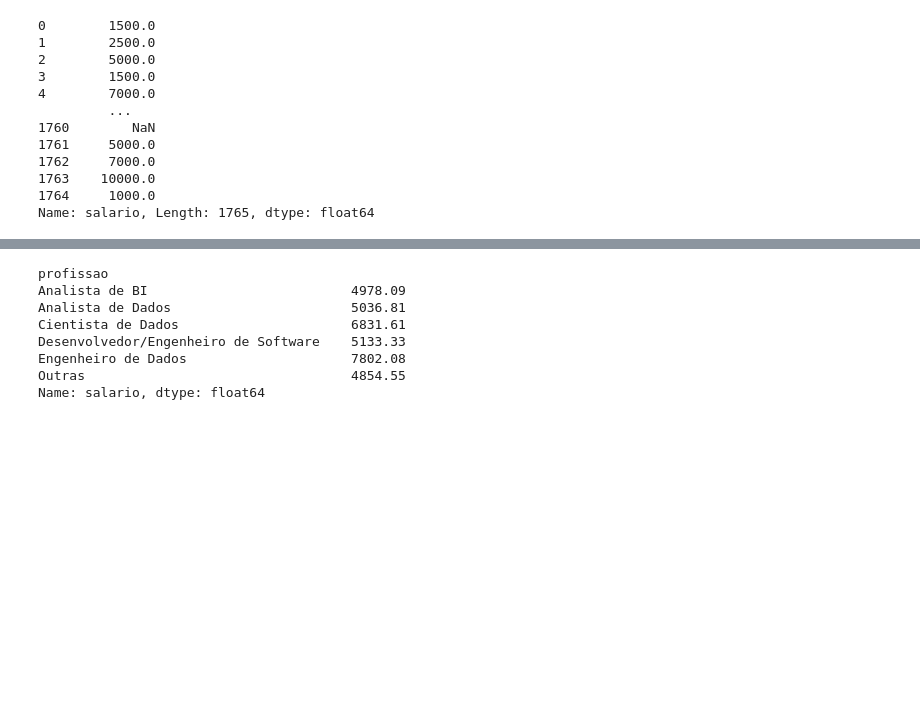
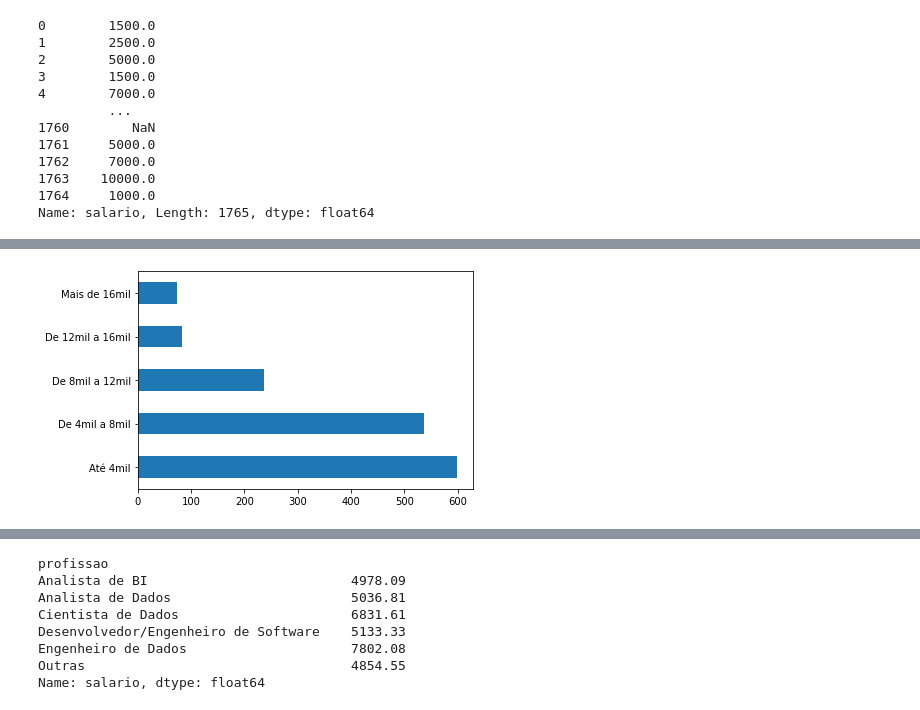
Before and after one commit to ericasrafael/data_professional_profile, a Jupyter notebook: O_perfil_do_profissional_de_dados_no_Brasil.ipynb, the cells around one changed output, grey strips where cells are left out. Drawn from its saved outputs; the diff is of its cells as text; code cells hidden in the pictures; blank space fills up the shorter version.

```diff
--- a/O_perfil_do_profissional_de_dados_no_Brasil.ipynb
+++ b/O_perfil_do_profissional_de_dados_no_Brasil.ipynb
@@ -345,0 +349,20 @@ round(dados['salario'].mean() , 2)
+# %%
+dicionario_de_salarios2 = {
+    'Menos de R$ 1.000/mês': 'Até 4mil',
+    'de R$ 1.001/mês a R$ 2.000/mês': 'Até 4mil',
+    'de R$ 2.001/mês a R$ 3000/mês': 'Até 4mil',
+    'de R$ 3.001/mês a R$ 4.000/mês': 'Até 4mil',
+    'de R$ 4.001/mês a R$ 6.000/mês': 'De 4mil a 8mil',
+    'de R$ 6.001/mês a R$ 8.000/mês': 'De 4mil a 8mil',
+    'de R$ 8.001/mês a R$ 12.000/mês': 'De 8mil a 12mil',
+    'de R$ 12.001/mês a R$ 16.000/mês': 'De 12mil a 16mil',
+    'de R$ 16.001/mês a R$ 20.000/mês': 'Mais de 16mil',
+    'de R$ 20.001/mês a R$ 25.000/mês': 'Mais de 16mil',
+    'Acima de R$ 25.001/mês': 'Mais de 16mil'
+}
+
+dados['salario2'] = dados["('P16', 'salary_range')"].map(dicionario_de_salarios2)
+# %%
+dados['salario2'].value_counts().plot(kind = 'barh');
+# %% [output]
+[figure, added]
```
Also changed, not shown: parts of 40 cells of this notebook.
